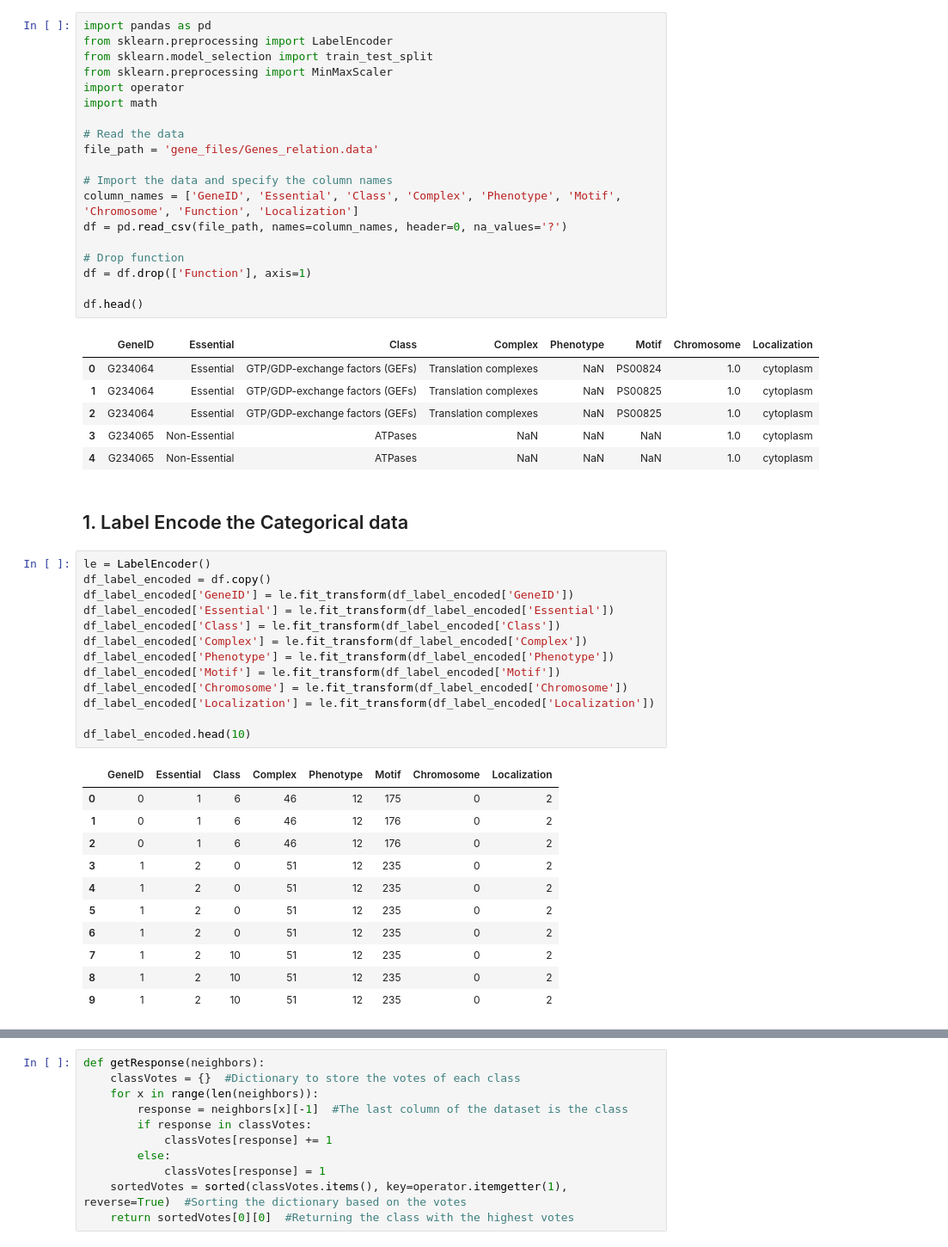
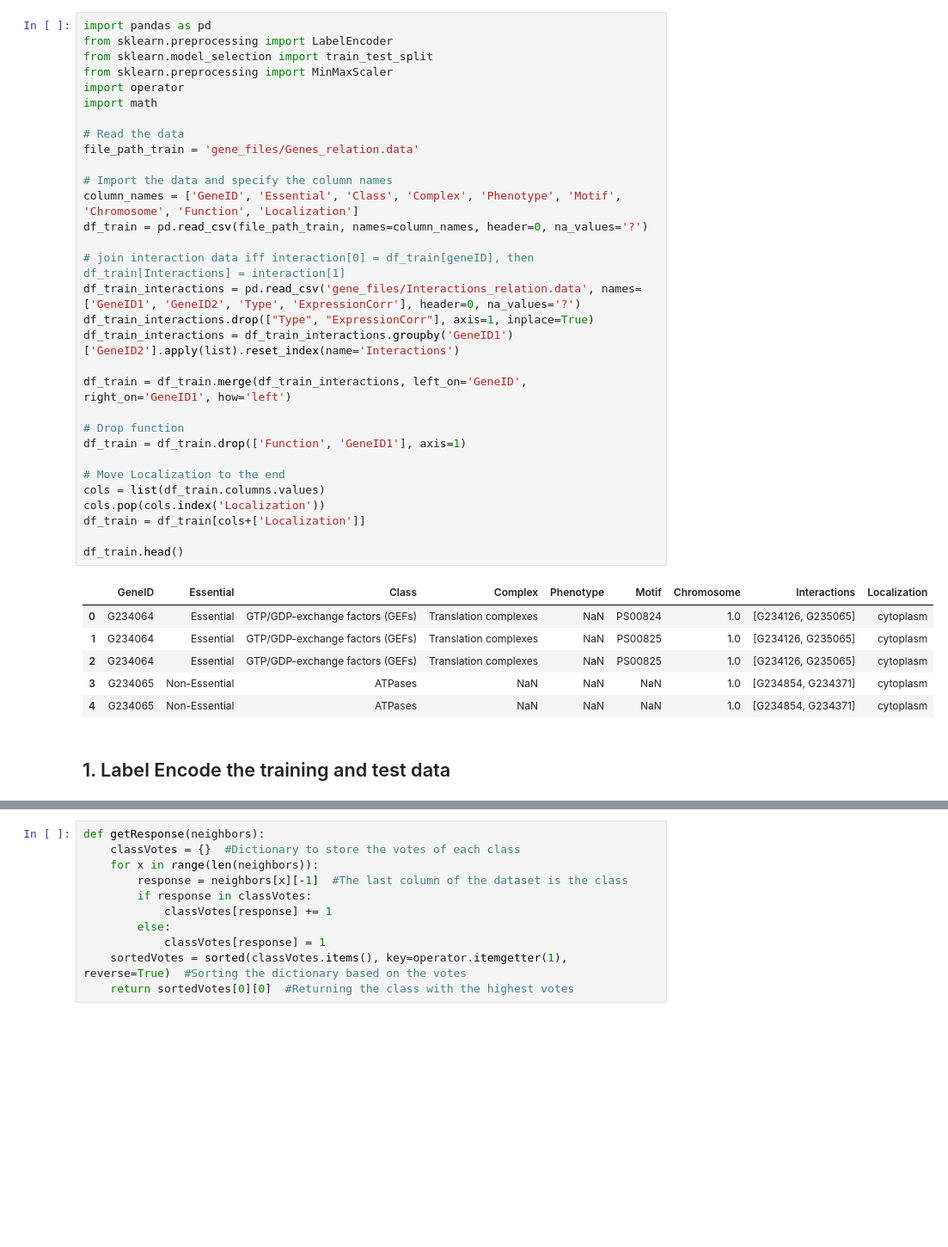
Before and after one commit to ddalton-jpl/data_mining_hwk_2, a Jupyter notebook: classification_model.ipynb, the cells around one changed output, grey strips where cells are left out. Shown: that part at 86% size. Cells and saved outputs as stored; diff of their text form; blank space fills up the shorter version.

```diff
--- a/classification_model.ipynb
+++ b/classification_model.ipynb
@@ -1,53 +1,40 @@
 # %%
 import pandas as pd
 from sklearn.preprocessing import LabelEncoder
 from sklearn.model_selection import train_test_split
 from sklearn.preprocessing import MinMaxScaler
 import operator
 import math
 
 # Read the data
-file_path = 'gene_files/Genes_relation.data'
+file_path_train = 'gene_files/Genes_relation.data'
 
 # Import the data and specify the column names
 column_names = ['GeneID', 'Essential', 'Class', 'Complex', 'Phenotype', 'Motif', 'Chromosome', 'Function', 'Localization']
-df = pd.read_csv(file_path, names=column_names, header=0, na_values='?')
+df_train = pd.read_csv(file_path_train, names=column_names, header=0, na_values='?')
+
+# join interaction data iff interaction[0] = df_train[geneID], then df_train[Interactions] = interaction[1]
+df_train_interactions = pd.read_csv('gene_files/Interactions_relation.data', names=['GeneID1', 'GeneID2', 'Type', 'ExpressionCorr'], header=0, na_values='?')
+df_train_interactions.drop(["Type", "ExpressionCorr"], axis=1, inplace=True)
+df_train_interactions = df_train_interactions.groupby('GeneID1')['GeneID2'].apply(list).reset_index(name='Interactions')
+
+df_train = df_train.merge(df_train_interactions, left_on='GeneID', right_on='GeneID1', how='left')
 
 # Drop function
-df = df.drop(['Function'], axis=1)
+df_train = df_train.drop(['Function', 'GeneID1'], axis=1)
 
-df.head()
+# Move Localization to the end
+cols = list(df_train.columns.values)
+cols.pop(cols.index('Localization'))
+df_train = df_train[cols+['Localization']]
+
+df_train.head()
 # %% [output]
-|  | GeneID | Essential | Class | Complex | Phenotype | Motif | Chromosome | Localization |
-| 0 | G234064 | Essential | GTP/GDP-exchange factors (GEFs) | Translation complexes | NaN | PS00824 | 1.0 | cytoplasm |
-| 1 | G234064 | Essential | GTP/GDP-exchange factors (GEFs) | Translation complexes | NaN | PS00825 | 1.0 | cytoplasm |
-| 2 | G234064 | Essential | GTP/GDP-exchange factors (GEFs) | Translation complexes | NaN | PS00825 | 1.0 | cytoplasm |
-| 3 | G234065 | Non-Essential | ATPases | NaN | NaN | NaN | 1.0 | cytoplasm |
-| 4 | G234065 | Non-Essential | ATPases | NaN | NaN | NaN | 1.0 | cytoplasm |
+|  | GeneID | Essential | Class | Complex | Phenotype | Motif | Chromosome | Interactions | Localization |
+| 0 | G234064 | Essential | GTP/GDP-exchange factors (GEFs) | Translation complexes | NaN | PS00824 | 1.0 | [G234126, G235065] | cytoplasm |
+| 1 | G234064 | Essential | GTP/GDP-exchange factors (GEFs) | Translation complexes | NaN | PS00825 | 1.0 | [G234126, G235065] | cytoplasm |
+| 2 | G234064 | Essential | GTP/GDP-exchange factors (GEFs) | Translation complexes | NaN | PS00825 | 1.0 | [G234126, G235065] | cytoplasm |
+| 3 | G234065 | Non-Essential | ATPases | NaN | NaN | NaN | 1.0 | [G234854, G234371] | cytoplasm |
+| 4 | G234065 | Non-Essential | ATPases | NaN | NaN | NaN | 1.0 | [G234854, G234371] | cytoplasm |
 # %% [markdown]
-## 1. Label Encode the Categorical data
+## 1. Label Encode the training and test data
-# %%
-le = LabelEncoder()
-df_label_encoded = df.copy()
-df_label_encoded['GeneID'] = le.fit_transform(df_label_encoded['GeneID'])
-df_label_encoded['Essential'] = le.fit_transform(df_label_encoded['Essential'])
-df_label_encoded['Class'] = le.fit_transform(df_label_encoded['Class'])
-df_label_encoded['Complex'] = le.fit_transform(df_label_encoded['Complex'])
-df_label_encoded['Phenotype'] = le.fit_transform(df_label_encoded['Phenotype'])
-df_label_encoded['Motif'] = le.fit_transform(df_label_encoded['Motif'])
-df_label_encoded['Chromosome'] = le.fit_transform(df_label_encoded['Chromosome'])
-df_label_encoded['Localization'] = le.fit_transform(df_label_encoded['Localization'])
-
-df_label_encoded.head(10)
-# %% [output]
-|  | GeneID | Essential | Class | Complex | Phenotype | Motif | Chromosome | Localization |
-| 0 | 0 | 1 | 6 | 46 | 12 | 175 | 0 | 2 |
-| 1 | 0 | 1 | 6 | 46 | 12 | 176 | 0 | 2 |
-| 2 | 0 | 1 | 6 | 46 | 12 | 176 | 0 | 2 |
-| 3 | 1 | 2 | 0 | 51 | 12 | 235 | 0 | 2 |
-| 4 | 1 | 2 | 0 | 51 | 12 | 235 | 0 | 2 |
-| 5 | 1 | 2 | 0 | 51 | 12 | 235 | 0 | 2 |
-| 6 | 1 | 2 | 0 | 51 | 12 | 235 | 0 | 2 |
-| 7 | 1 | 2 | 10 | 51 | 12 | 235 | 0 | 2 |
-| 8 | 1 | 2 | 10 | 51 | 12 | 235 | 0 | 2 |
-| 9 | 1 | 2 | 10 | 51 | 12 | 235 | 0 | 2 |
```
Also changed, not shown: parts of 22 cells of this notebook, 1 other file.
